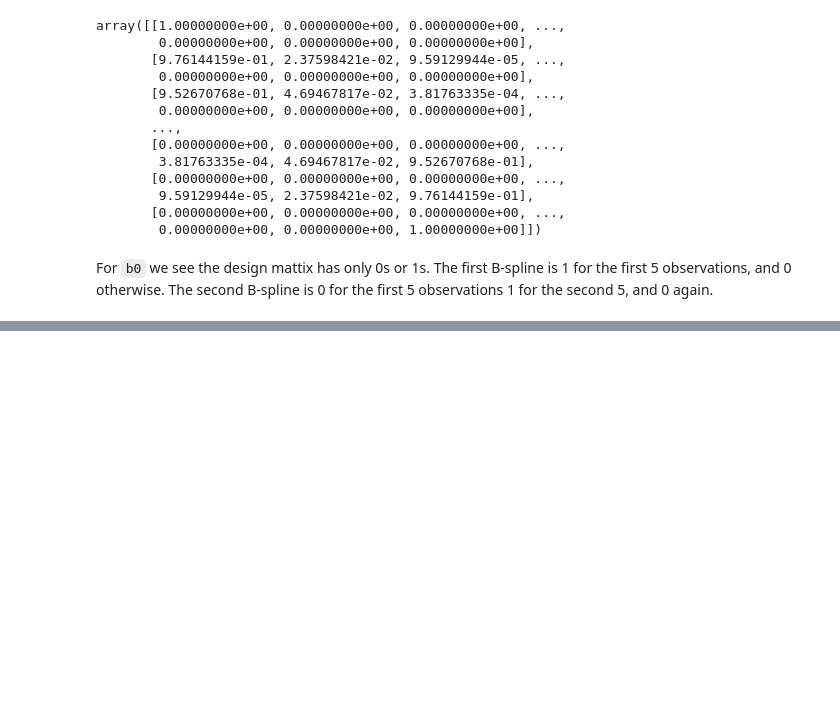
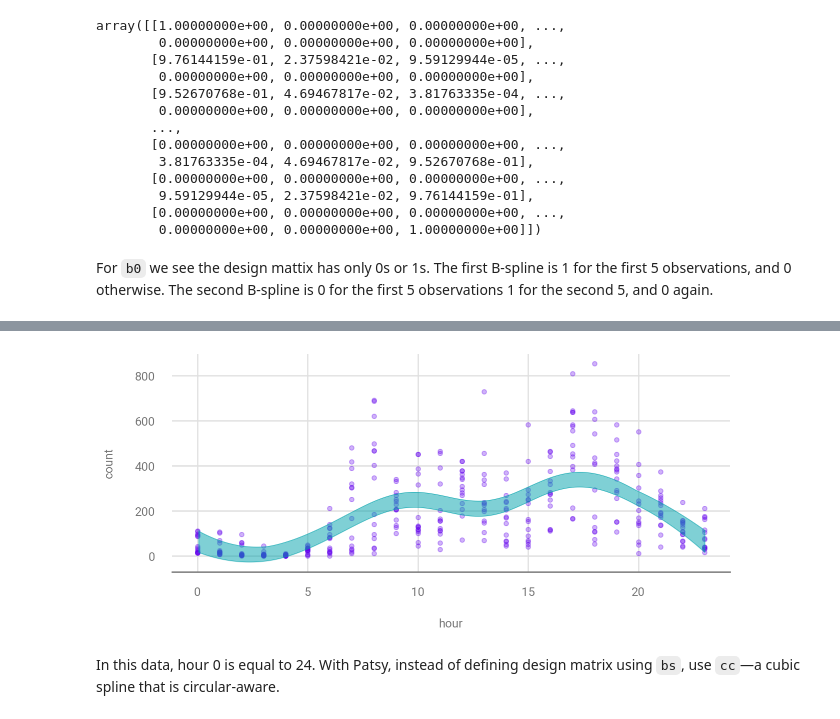
Before and after one commit to paw-lu/bayesian-modeling-computation-python, a Jupyter notebook: notebooks/5_splines.ipynb, the cells around one changed output, grey strips where cells are left out. Drawn from its saved outputs; the diff is of its cells as text; code cells hidden in the pictures; blank space fills up the shorter version.

```diff
--- a/notebooks/5_splines.ipynb
+++ b/notebooks/5_splines.ipynb
@@ -219,0 +290,12 @@ and 0 again.
+# %%
+_, ax = plt.subplots(figsize=(10, 4))
+data.plot.scatter(x="hour",y="count", alpha=0.3, ax=ax)
+az.plot_hdi(x, posterior["μ"].T * data_cnt_os + data_cnt_om, ax=ax);
+# %% [output]
+[figure, added]
+# %% [markdown]
+In this data,
+hour 0 is equal to 24.
+With Patsy,
+instead of defining design matrix using `bs`,
+use `cc`—a cubic spline that is circular-aware.
```
Also changed, not shown: parts of 7 cells of this notebook, 1 other file.
